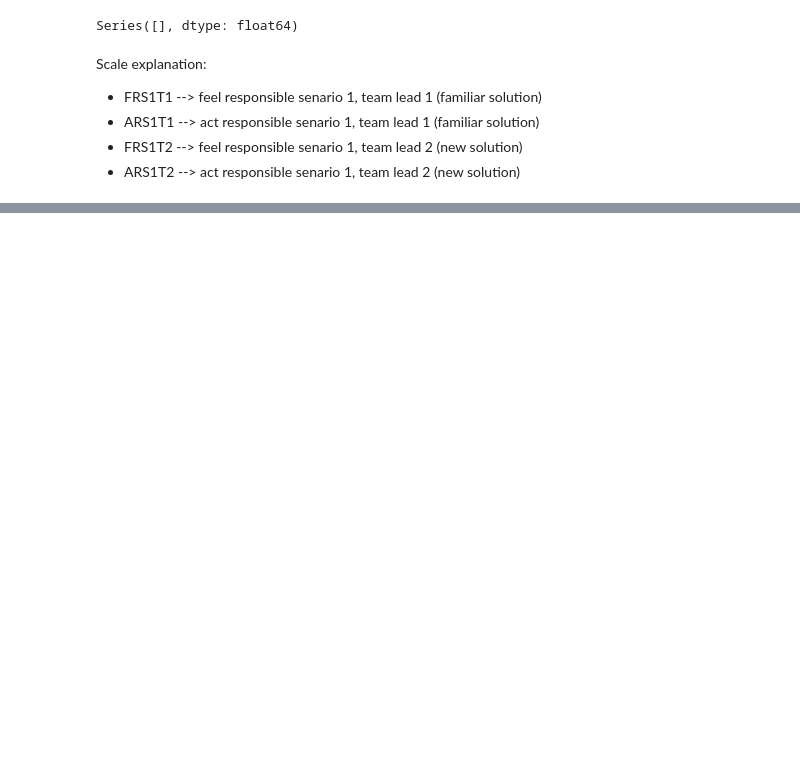
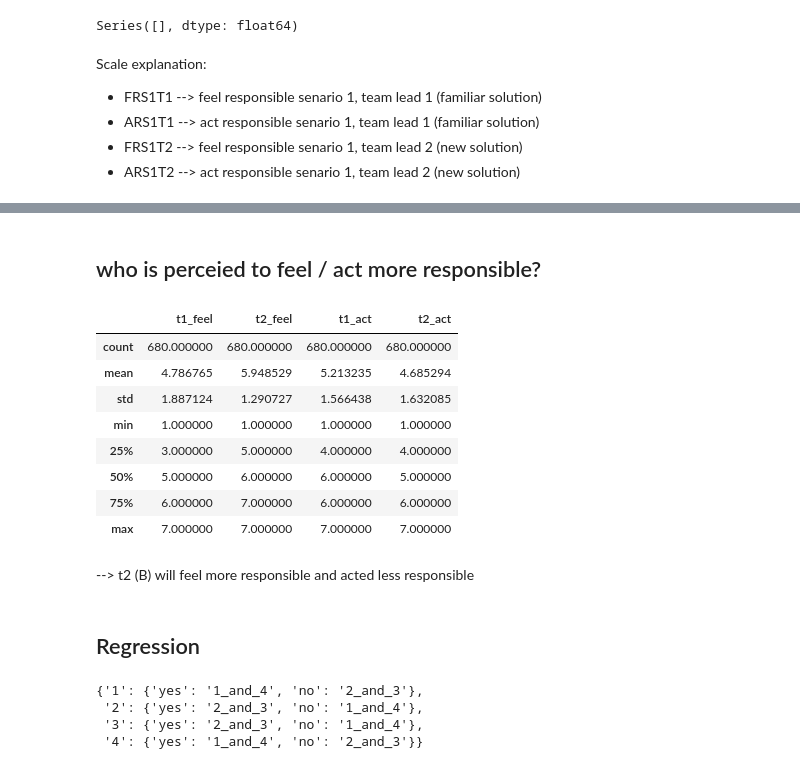
Before and after one commit to FlavourDave92/pa-leadership-survey, a Jupyter notebook: analysis/notebooks/analysis.ipynb, the cells around one changed output, grey strips where cells are left out. Drawn from its saved outputs; the diff is of its cells as text; code cells hidden in the pictures; blank space fills up the shorter version.

```diff
--- a/analysis/notebooks/analysis.ipynb
+++ b/analysis/notebooks/analysis.ipynb
@@ -319,3 +323,36 @@ create_line_subplot(
 create_line_subplot(
     data=data_usa, output_file_name="scenarios_usa", show_fig=True, fig_title="USA"
 )
+# %% [markdown]
+## who is perceied to feel / act more responsible?
+# %%
+# who is perceied to feel more responsible?
+t1_columns_feel = [f"FRS{x}T1" for x in range(1, 5)]
+t2_columns_feel = [f"FRS{x}T2" for x in range(1, 5)]
+
+# who is perceied to act more responsible?
+t1_columns_act = [f"ARS{x}T1" for x in range(1, 5)]
+t2_columns_act = [f"ARS{x}T2" for x in range(1, 5)]
+
+pd.DataFrame(
+    {
+        "t1_feel": data_all[t1_columns_feel].to_numpy().reshape(-1),
+        "t2_feel": data_all[t2_columns_feel].to_numpy().reshape(-1),
+        "t1_act": data_all[t1_columns_act].to_numpy().reshape(-1),
+        "t2_act": data_all[t2_columns_act].to_numpy().reshape(-1),
+    }
+).describe()
+# %% [output]
+|  | t1_feel | t2_feel | t1_act | t2_act |
+| count | 680.000000 | 680.000000 | 680.000000 | 680.000000 |
+| mean | 4.786765 | 5.948529 | 5.213235 | 4.685294 |
+| std | 1.887124 | 1.290727 | 1.566438 | 1.632085 |
+| min | 1.000000 | 1.000000 | 1.000000 | 1.000000 |
+| 25% | 3.000000 | 5.000000 | 4.000000 | 4.000000 |
+| 50% | 5.000000 | 6.000000 | 6.000000 | 5.000000 |
+| 75% | 6.000000 | 7.000000 | 6.000000 | 6.000000 |
+| max | 7.000000 | 7.000000 | 7.000000 | 7.000000 |
+# %% [markdown]
+--> t2 (B) will feel more responsible and acted less responsible
+# %% [markdown]
+## Regression
@@ -321,0 +362,8 @@ create_line_subplot(
+# %%
+scenario_dict_pa
+# scenario_dict_outcome
+# %% [output]
+{'1': {'yes': '1_and_4', 'no': '2_and_3'},
+ '2': {'yes': '2_and_3', 'no': '1_and_4'},
+ '3': {'yes': '2_and_3', 'no': '1_and_4'},
+ '4': {'yes': '1_and_4', 'no': '2_and_3'}}
```
Also changed, not shown: parts of 10 cells of this notebook, 5 other files.
